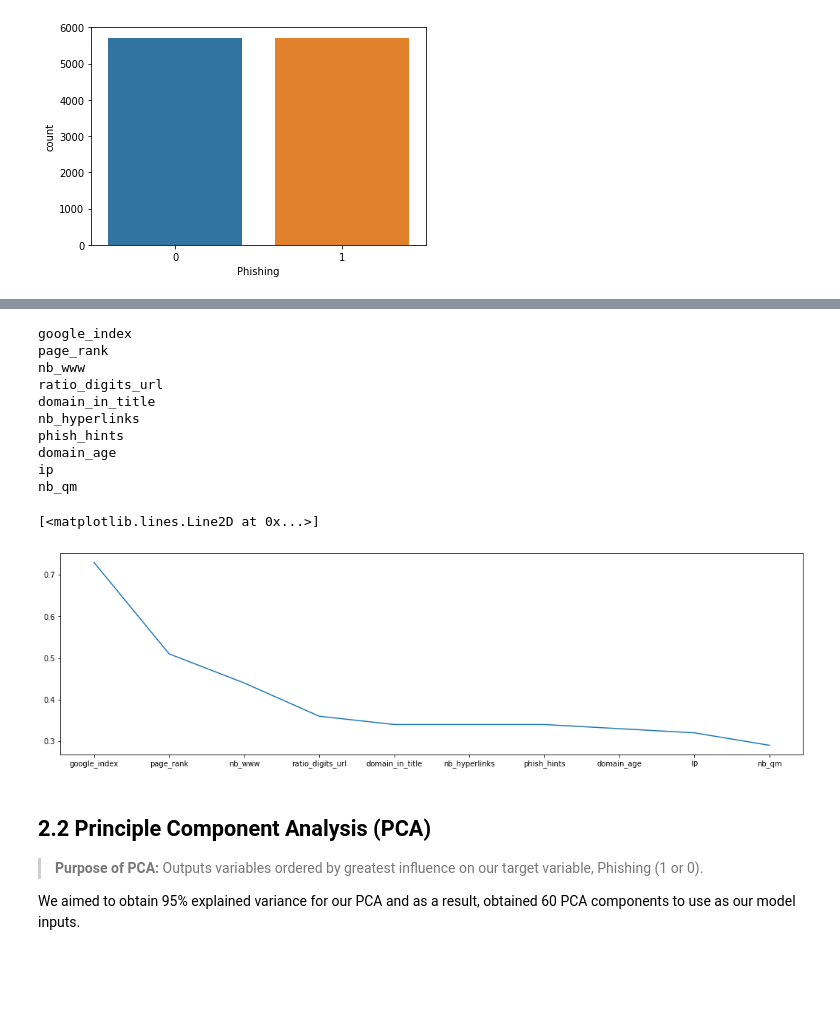
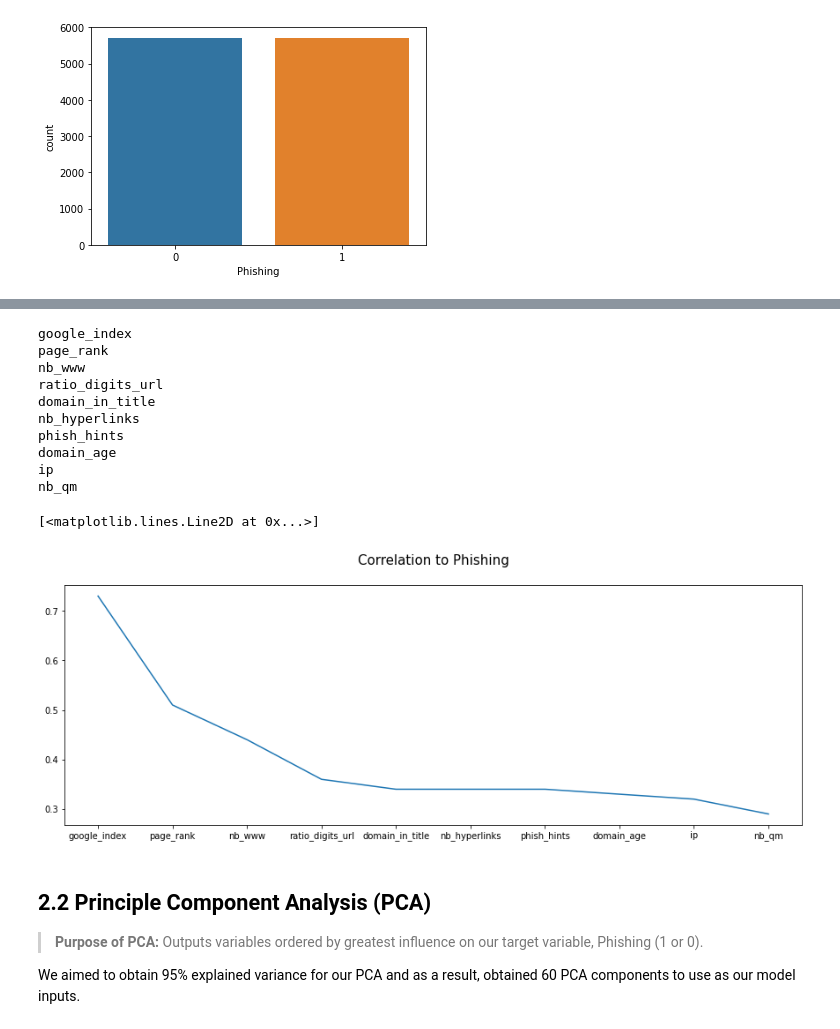
Before and after one commit to Ignitedgene/Identifying-Phishing-URLs-using-ML-Paradigms, a Jupyter notebook: SC1015_Code.ipynb, the cells around one changed output, grey strips where cells are left out. Saved outputs shown, nothing was run; the diff lists cells and outputs as text; code cells hidden in the pictures; blank space fills up the shorter version.

```diff
--- a/SC1015_Code.ipynb
+++ b/SC1015_Code.ipynb
@@ -54,7 +54,7 @@ url = pd.read_csv("/content/drive/MyDrive/University Education/BCG/Year 1/Semest
 # url = pd.read_csv("/content/drive/MyDrive/dataset_phishing.csv")
 # %%
 ##Clare
-# url = pd.read_csv("/content/drive/MyDrive/Colab Notebooks/dataset_phishing.csv")
+url = pd.read_csv("/content/drive/MyDrive/Colab Notebooks/dataset_phishing.csv")
 # %% [markdown]
 # 2. Data Preparation + Exploratory Data Analysis (EDA)
 <ul>
@@ -130,23 +144,24 @@ url.drop(irrelevant, axis=1, inplace=True)
 # %%
 ## Visualising the top 10 most correlated variables to phishing emails
 corr_results = url.corr().abs().round(2)['Phishing'].sort_values(ascending=False).drop('Phishing')
 for i in range(10):
   print(corr_results.index[i])
-plt.figure(figsize=(18,5))
+fig, axes = plt.subplots(1,1,figsize=(15,5))
+axes.set_title("Correlation to Phishing\n", fontsize=15)
 plt.plot(corr_results.head(10))
 # %% [output]
 google_index
 page_rank
 nb_www
 ratio_digits_url
 domain_in_title
 nb_hyperlinks
 phish_hints
 domain_age
 ip
 nb_qm
 [<matplotlib.lines.Line2D at 0x...>]
-[figure, old version]
+[figure, new version]
 # %% [markdown]
 ## 2.2 Principle Component Analysis (PCA)
 
```
Also changed, not shown: parts of 36 cells of this notebook.
